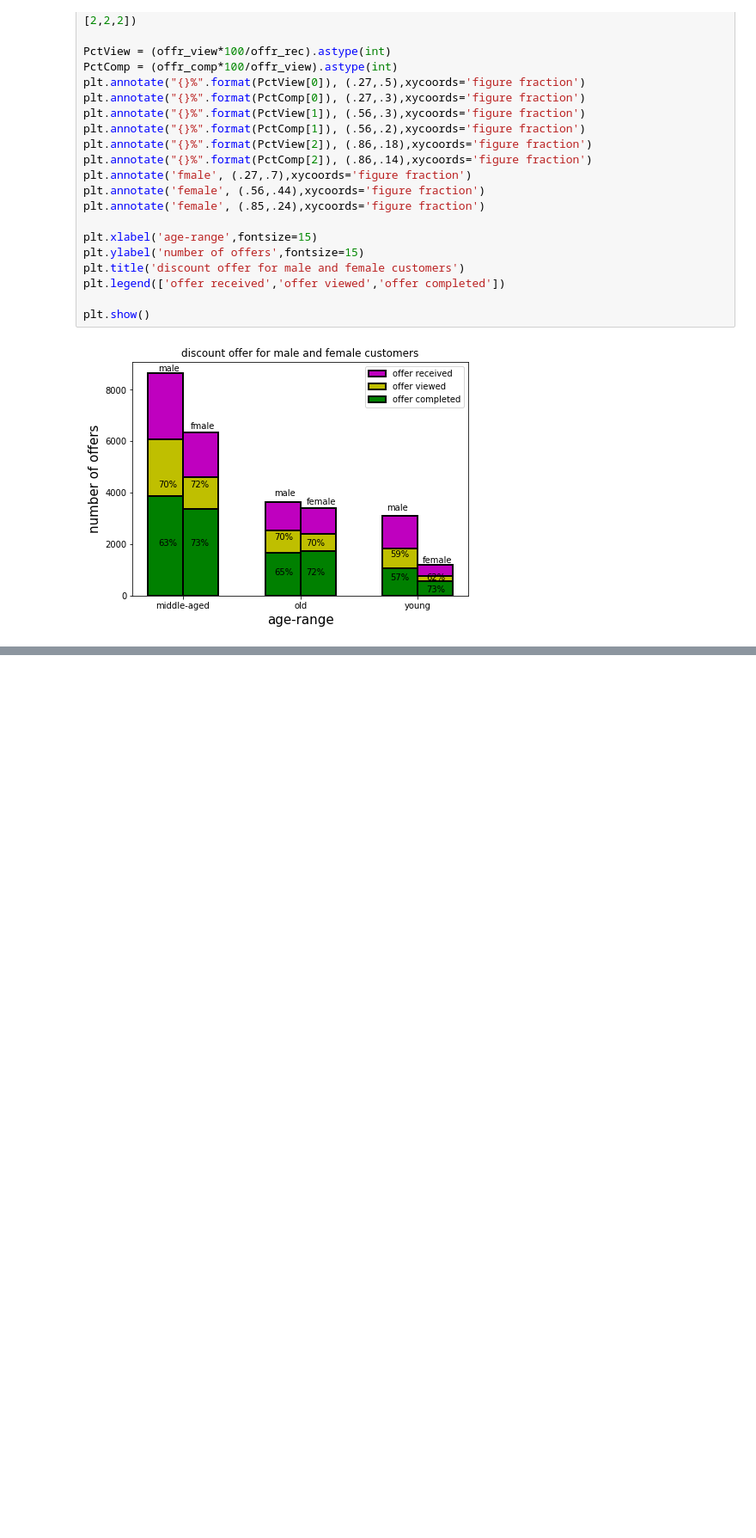
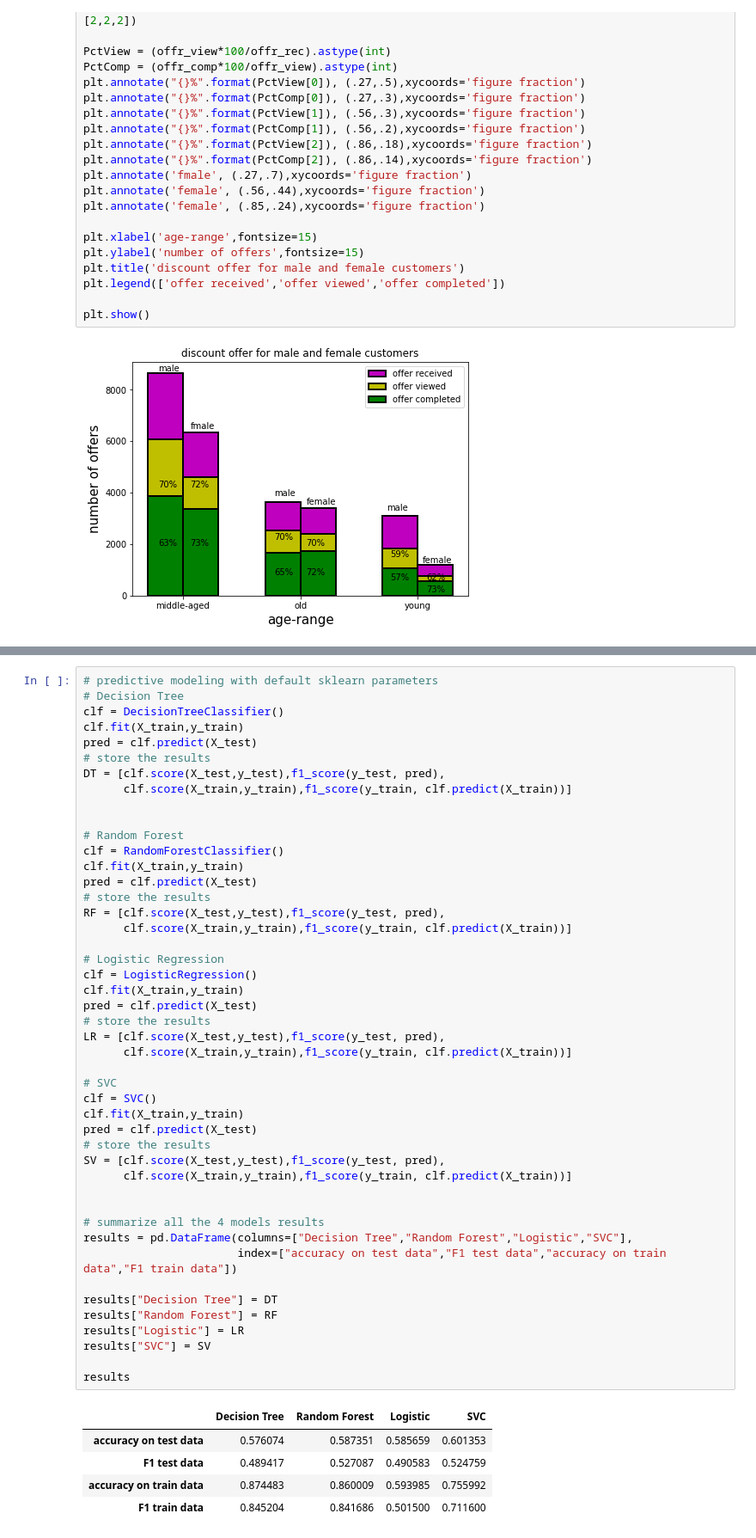
Before and after one commit to RezaJalayer/Udacity_Starbucks_Capstone, a Jupyter notebook: Starbucks_Capstone_notebook.ipynb, the cells around one changed output, grey strips where cells are left out. Shown at 86% size. Saved outputs shown, nothing was run; the diff lists cells and outputs as text; blank space fills up the shorter version.

```diff
--- a/Starbucks_Capstone_notebook.ipynb
+++ b/Starbucks_Capstone_notebook.ipynb
@@ -984,0 +1073,52 @@ plt.show()
+# %%
+# predictive modeling with default sklearn parameters
+# Decision Tree
+clf = DecisionTreeClassifier()
+clf.fit(X_train,y_train)
+pred = clf.predict(X_test)
+# store the results
+DT = [clf.score(X_test,y_test),f1_score(y_test, pred),
+      clf.score(X_train,y_train),f1_score(y_train, clf.predict(X_train))]
+
+
+# Random Forest
+clf = RandomForestClassifier()
+clf.fit(X_train,y_train)
+pred = clf.predict(X_test)
+# store the results
+RF = [clf.score(X_test,y_test),f1_score(y_test, pred),
+      clf.score(X_train,y_train),f1_score(y_train, clf.predict(X_train))]
+
+# Logistic Regression
+clf = LogisticRegression()
+clf.fit(X_train,y_train)
+pred = clf.predict(X_test)
+# store the results
+LR = [clf.score(X_test,y_test),f1_score(y_test, pred),
+      clf.score(X_train,y_train),f1_score(y_train, clf.predict(X_train))]
+
+# SVC
+clf = SVC()
+clf.fit(X_train,y_train)
+pred = clf.predict(X_test)
+# store the results
+SV = [clf.score(X_test,y_test),f1_score(y_test, pred),
+      clf.score(X_train,y_train),f1_score(y_train, clf.predict(X_train))]
+
+
+# summarize all the 4 models results
+results = pd.DataFrame(columns=["Decision Tree","Random Forest","Logistic","SVC"],
+                       index=["accuracy on test data","F1 test data","accuracy on train data","F1 train data"])
+
+results["Decision Tree"] = DT
+results["Random Forest"] = RF
+results["Logistic"] = LR
+results["SVC"] = SV
+
+results
+# %% [output]
+|  | Decision Tree | Random Forest | Logistic | SVC |
+| accuracy on test data | 0.576074 | 0.587351 | 0.585659 | 0.601353 |
+| F1 test data | 0.489417 | 0.527087 | 0.490583 | 0.524759 |
+| accuracy on train data | 0.874483 | 0.860009 | 0.593985 | 0.755992 |
+| F1 train data | 0.845204 | 0.841686 | 0.501500 | 0.711600 |
```
Also changed, not shown: parts of 17 cells of this notebook, 1 other file.
